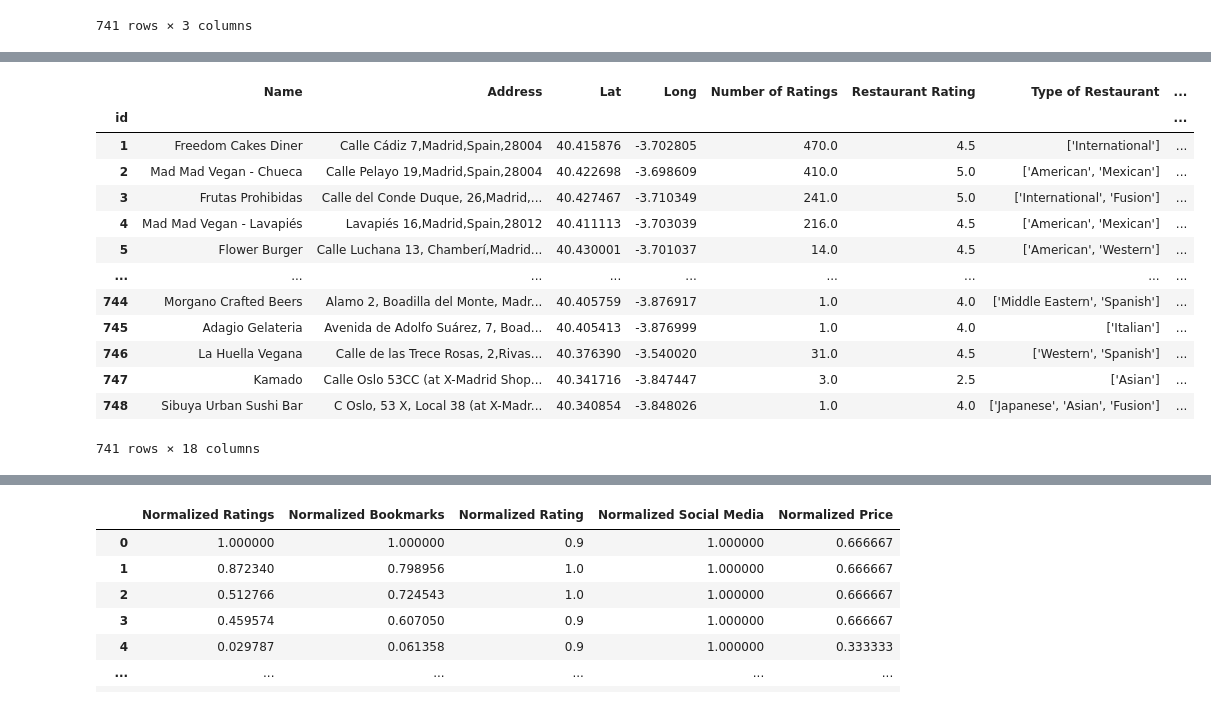
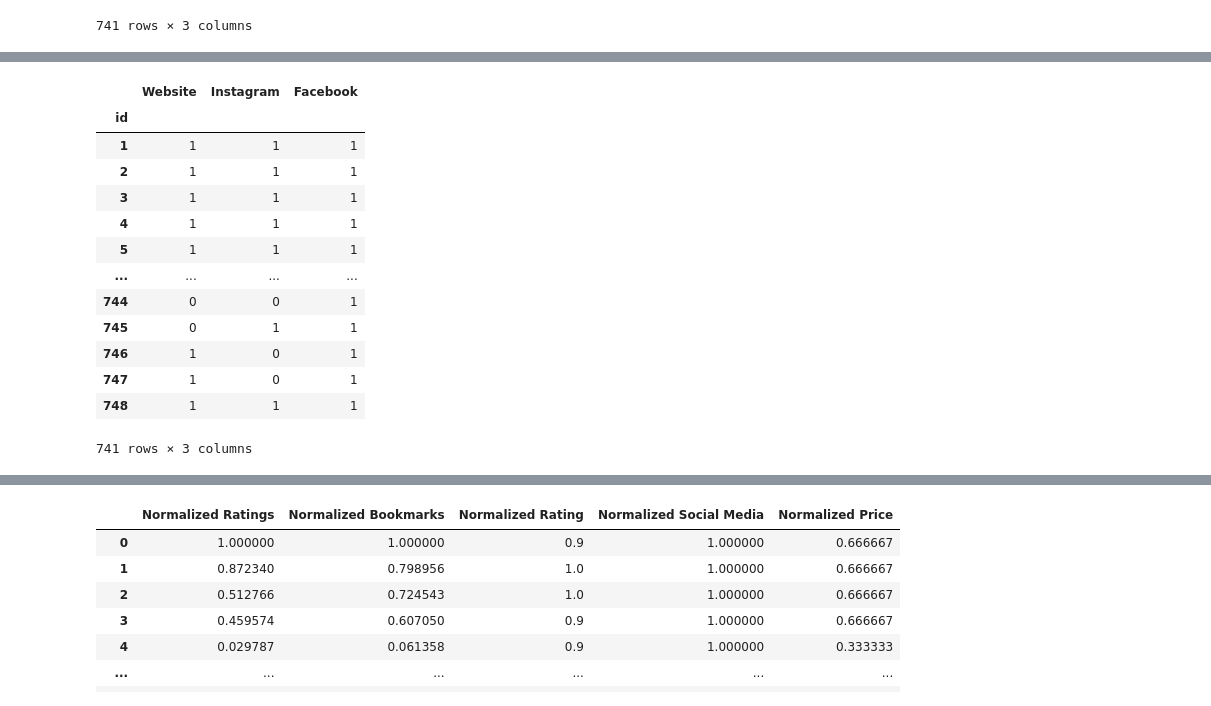
Before and after one commit to anton-p0g/ProyectoWebScrapping, a Jupyter notebook: parte2/Correlaciones/Correlaciones.ipynb, the cells around one changed output, grey strips where cells are left out. Drawn from its saved outputs; the diff is of its cells as text; code cells hidden in the pictures.

```diff
--- a/parte2/Correlaciones/Correlaciones.ipynb
+++ b/parte2/Correlaciones/Correlaciones.ipynb
@@ -261,20 +374,20 @@ df = df_clean
 # %%
 df["Website"] = df["Website"].apply(map_links)
 df["Instagram"] = df["Instagram"].apply(map_links)
 df["Facebook"] = df["Facebook"].apply(map_links)
-df
+df[["Website", "Instagram", "Facebook"]]
 # %% [output]
-|  | Name | Address | Lat | Long | Number of Ratings | Restaurant Rating | Type of Restaurant | ... |
-| id |  |  |  |  |  |  |  | ... |
-| 1 | Freedom Cakes Diner | Calle Cádiz 7,Madrid,Spain,28004 | 40.415876 | -3.702805 | 470.0 | 4.5 | ['International'] | ... |
-| 2 | Mad Mad Vegan - Chueca | Calle Pelayo 19,Madrid,Spain,28004 | 40.422698 | -3.698609 | 410.0 | 5.0 | ['American', 'Mexican'] | ... |
-| 3 | Frutas Prohibidas | Calle del Conde Duque, 26,Madrid,... | 40.427467 | -3.710349 | 241.0 | 5.0 | ['International', 'Fusion'] | ... |
-| 4 | Mad Mad Vegan - Lavapiés | Lavapiés 16,Madrid,Spain,28012 | 40.411113 | -3.703039 | 216.0 | 4.5 | ['American', 'Mexican'] | ... |
-| 5 | Flower Burger | Calle Luchana 13, Chamberí,Madrid... | 40.430001 | -3.701037 | 14.0 | 4.5 | ['American', 'Western'] | ... |
-| ... | ... | ... | ... | ... | ... | ... | ... | ... |
-| 744 | Morgano Crafted Beers | Alamo 2, Boadilla del Monte, Madr... | 40.405759 | -3.876917 | 1.0 | 4.0 | ['Middle Eastern', 'Spanish'] | ... |
-| 745 | Adagio Gelateria | Avenida de Adolfo Suárez, 7, Boad... | 40.405413 | -3.876999 | 1.0 | 4.0 | ['Italian'] | ... |
-| 746 | La Huella Vegana | Calle de las Trece Rosas, 2,Rivas... | 40.376390 | -3.540020 | 31.0 | 4.5 | ['Western', 'Spanish'] | ... |
-| 747 | Kamado | Calle Oslo 53CC (at X-Madrid Shop... | 40.341716 | -3.847447 | 3.0 | 2.5 | ['Asian'] | ... |
-| 748 | Sibuya Urban Sushi Bar | C Oslo, 53 X, Local 38 (at X-Madr... | 40.340854 | -3.848026 | 1.0 | 4.0 | ['Japanese', 'Asian', 'Fusion'] | ... |
+|  | Website | Instagram | Facebook |
+| id |  |  |  |
+| 1 | 1 | 1 | 1 |
+| 2 | 1 | 1 | 1 |
+| 3 | 1 | 1 | 1 |
+| 4 | 1 | 1 | 1 |
+| 5 | 1 | 1 | 1 |
+| ... | ... | ... | ... |
+| 744 | 0 | 0 | 1 |
+| 745 | 0 | 1 | 1 |
+| 746 | 1 | 0 | 1 |
+| 747 | 1 | 0 | 1 |
+| 748 | 1 | 1 | 1 |
-741 rows × 18 columns
+741 rows × 3 columns
```
Also changed, not shown: parts of 31 cells of this notebook, 3 other files.
